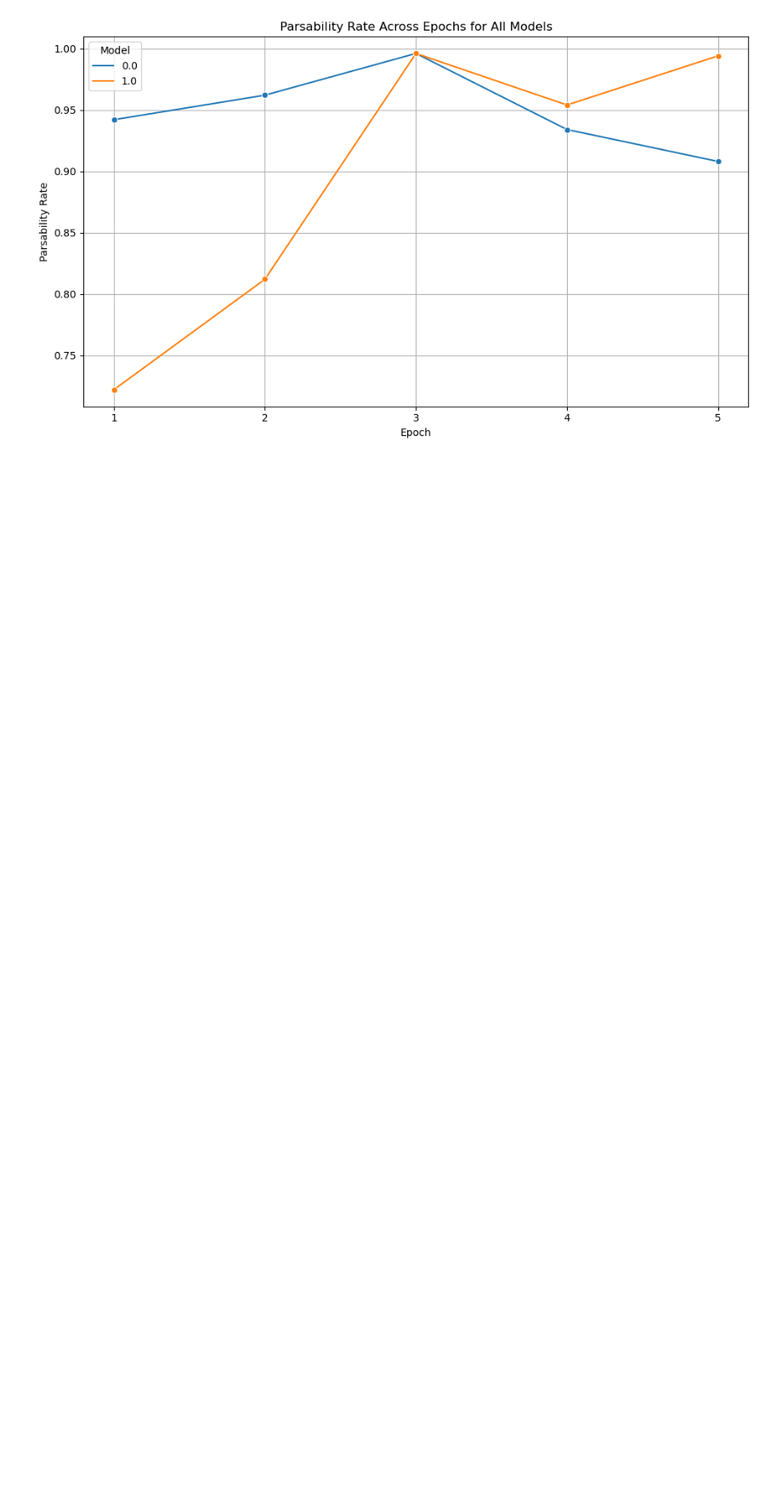
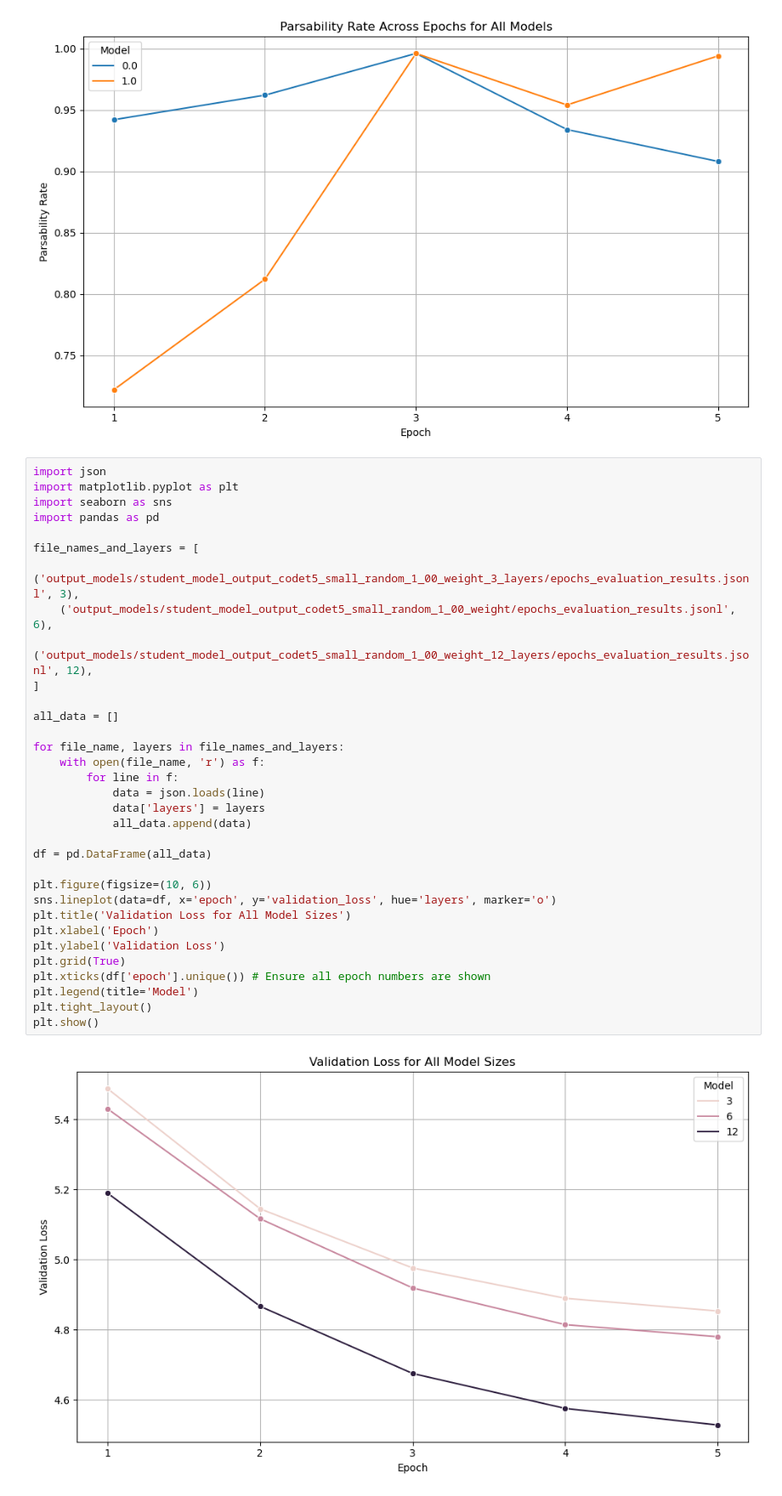
Before and after one commit to gdimitrovdev/LLMDistillation, a Jupyter notebook: distillation-pipeline.ipynb, the cells around one changed output. Shown at 85% size. Cells and saved outputs as stored; diff of their text form; blank space fills up the shorter version.

Commit message:
Trained and evaluated models with different sizes

```diff
--- a/distillation-pipeline.ipynb
+++ b/distillation-pipeline.ipynb
@@ -836,3 +968,38 @@ plt.tight_layout()
 plt.show()
 # %% [output]
 [figure]
+# %%
+import json
+import matplotlib.pyplot as plt
+import seaborn as sns
+import pandas as pd
+
+file_names_and_layers = [
+    ('output_models/student_model_output_codet5_small_random_1_00_weight_3_layers/epochs_evaluation_results.jsonl', 3),
+    ('output_models/student_model_output_codet5_small_random_1_00_weight/epochs_evaluation_results.jsonl', 6),
+    ('output_models/student_model_output_codet5_small_random_1_00_weight_12_layers/epochs_evaluation_results.jsonl', 12),
+]
+
+all_data = []
+
+for file_name, layers in file_names_and_layers:
+    with open(file_name, 'r') as f:
+        for line in f:
+            data = json.loads(line)
+            data['layers'] = layers
+            all_data.append(data)
+
+df = pd.DataFrame(all_data)
+
+plt.figure(figsize=(10, 6))
+sns.lineplot(data=df, x='epoch', y='validation_loss', hue='layers', marker='o')
+plt.title('Validation Loss for All Model Sizes')
+plt.xlabel('Epoch')
+plt.ylabel('Validation Loss')
+plt.grid(True)
+plt.xticks(df['epoch'].unique()) # Ensure all epoch numbers are shown
+plt.legend(title='Model')
+plt.tight_layout()
+plt.show()
+# %% [output]
+[figure, added]
```
Also changed, not shown: parts of 4 cells of this notebook, 1 other file.
